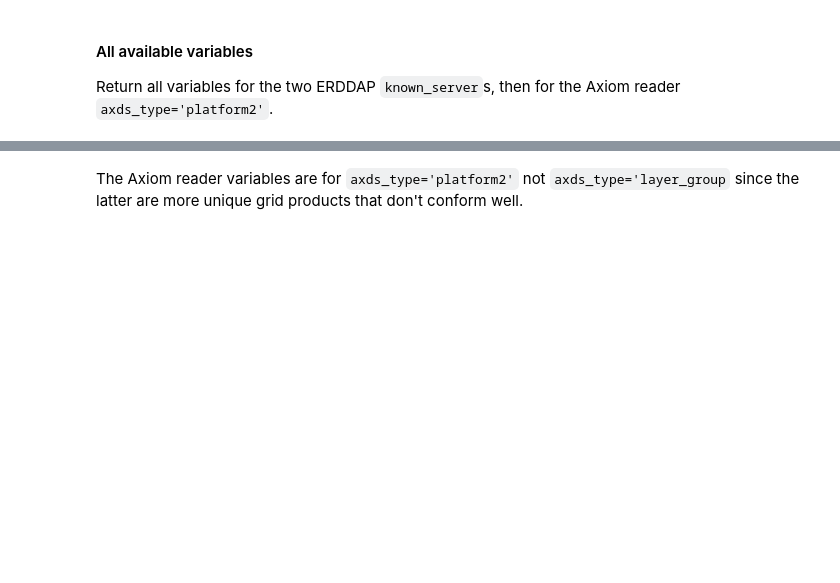
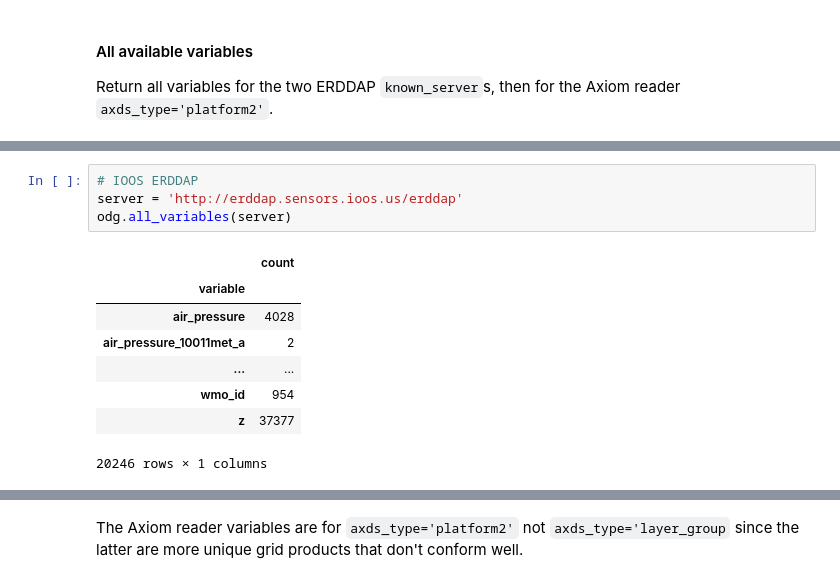
Before and after one commit to axiom-data-science/ocean_data_gateway, a Jupyter notebook: docs/details.ipynb, the cells around one changed output, grey strips where cells are left out. Cells and saved outputs as stored; diff of their text form; blank space fills up the shorter version.

```diff
--- a/docs/details.ipynb
+++ b/docs/details.ipynb
@@ -157,0 +157,13 @@ odg.erddap.ErddapReader(known_server='ioos').all_variables().head()
+# %%
+# IOOS ERDDAP
+server = 'http://erddap.sensors.ioos.us/erddap'
+odg.all_variables(server)
+# %% [output]
+|  | count |
+| variable |  |
+| air_pressure | 4028 |
+| air_pressure_10011met_a | 2 |
+| ... | ... |
+| wmo_id | 954 |
+| z | 37377 |
+20246 rows × 1 columns
```
Also changed, not shown: parts of 41 cells of this notebook, 3 other files.
